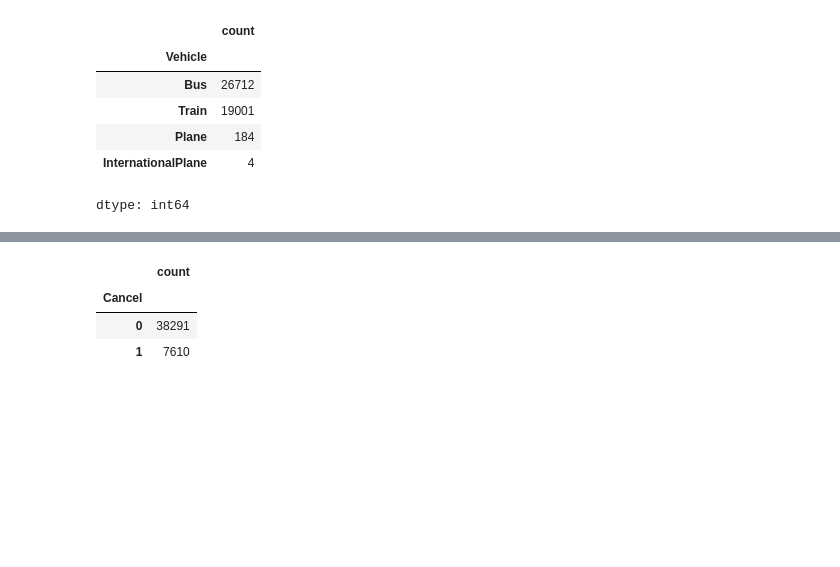
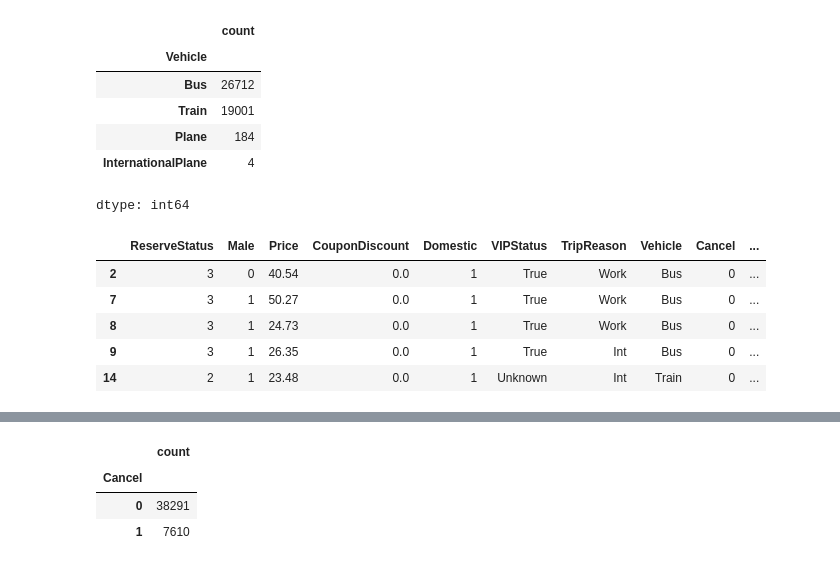
Before and after one commit to staerkjoe/QuantRisk_Colab, a Jupyter notebook: TicketCancellation.ipynb, the cells around one changed output, grey strips where cells are left out. Cells and saved outputs as stored; diff of their text form; code cells hidden in the pictures; blank space fills up the shorter version.

```diff
--- a/TicketCancellation.ipynb
+++ b/TicketCancellation.ipynb
@@ -194,3 +205,12 @@ dtype: int64
 # %%
 # Create a copy of the cleaned DataFrame
 cleaned_data = df.copy()
+# %%
+cleaned_data.head()
+# %% [output]
+|  | ReserveStatus | Male | Price | CouponDiscount | Domestic | VIPStatus | TripReason | Vehicle | Cancel | ... |
+| 2 | 3 | 0 | 40.54 | 0.0 | 1 | True | Work | Bus | 0 | ... |
+| 7 | 3 | 1 | 50.27 | 0.0 | 1 | True | Work | Bus | 0 | ... |
+| 8 | 3 | 1 | 24.73 | 0.0 | 1 | True | Work | Bus | 0 | ... |
+| 9 | 3 | 1 | 26.35 | 0.0 | 1 | True | Int | Bus | 0 | ... |
+| 14 | 2 | 1 | 23.48 | 0.0 | 1 | Unknown | Int | Train | 0 | ... |
```
Also changed, not shown: parts of 12 cells of this notebook.
